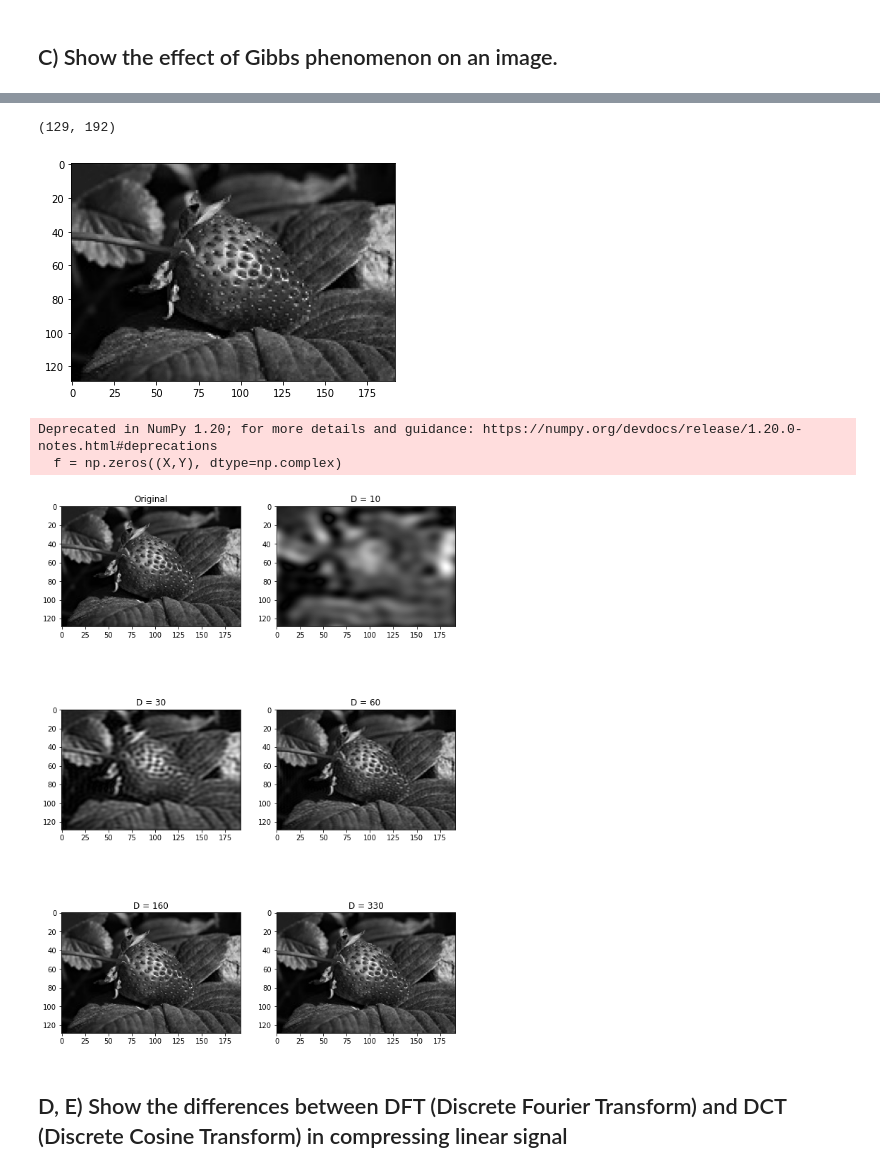
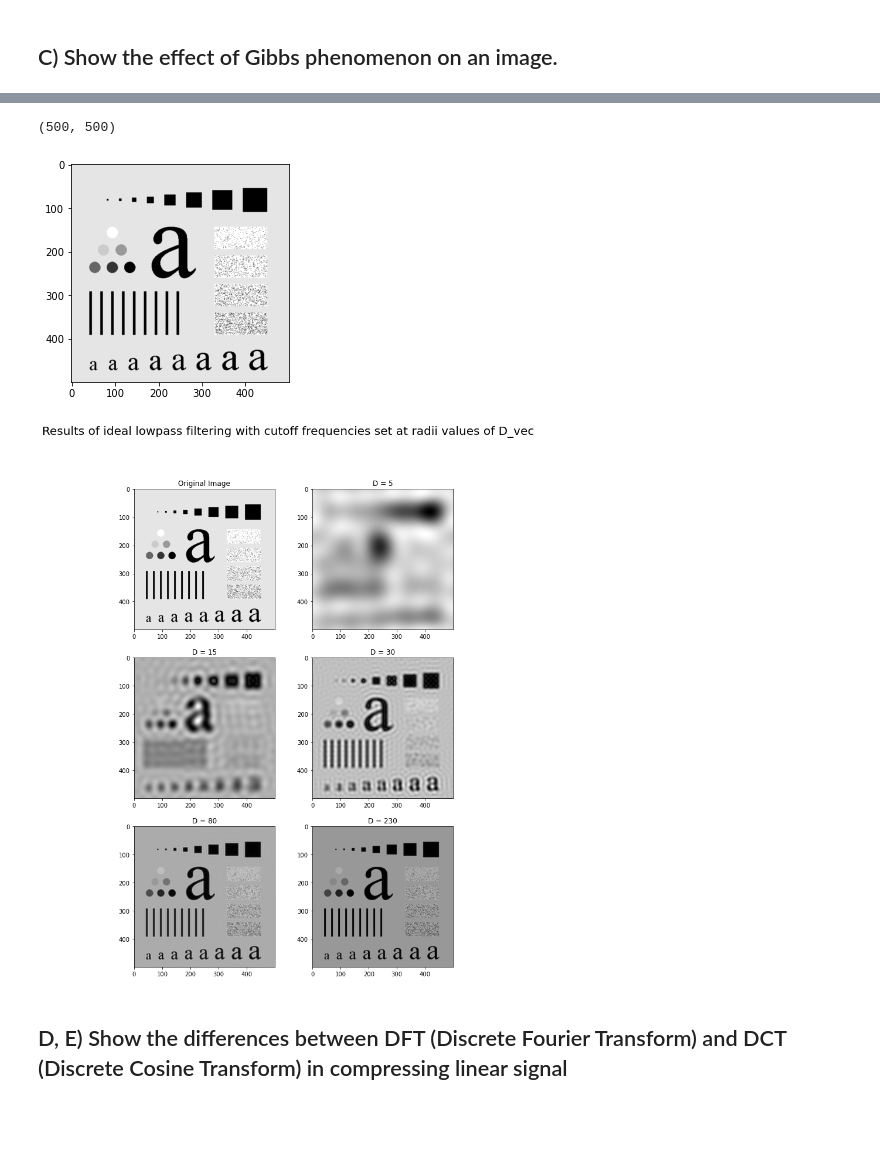
Before and after one commit to bereketeshete/Image-Processing, a Jupyter notebook: Assignment 3 - Image Fourier Transform/Assignment 3 Bereket.ipynb, the cells around one changed output, grey strips where cells are left out. Drawn from its saved outputs; the diff is of its cells as text; code cells hidden in the pictures; blank space fills up the shorter version.

```diff
--- a/Assignment 3 - Image Fourier Transform/Assignment 3 Bereket.ipynb
+++ b/Assignment 3 - Image Fourier Transform/Assignment 3 Bereket.ipynb
@@ -261,31 +266,32 @@ def gibbs(img, D):
 
     return np.absolute(final)
 # %%
-img_c = cv2.imread('Data/straw_2.jpg', cv2.IMREAD_GRAYSCALE)
+img_c = cv2.imread('Data/letter.tif', cv2.IMREAD_GRAYSCALE)
 print(img_c.shape)
 plt.imshow(img_c, cmap=cm.gray)
 plt.show()
 # %% [output]
-(129, 192)
+(500, 500)
-[figure, old version]
+[figure, new version]
 # %%
-Ds = [10,30,60,160, 330]
+D_vec = [5,15,30,80,230]
+
 imgs = [img_c]
-for D in Ds:
+for D in D_vec:
     imgs.append(gibbs(img_c, D))
 
 fig, axes = plt.subplots(nrows=3, ncols=2, figsize=(10,15))
 
-axes.flatten()[0].set_title('Original')
+plt.suptitle('Results of ideal lowpass filtering with cutoff frequencies set at radii values of D_vec', fontsize=20)
+
+axes.flatten()[0].set_title('Original Image')
 for ax, img in zip(axes.flatten(), imgs):
     ax.imshow(img, cmap=cm.gray)
 
 for i in range(1, 6):
-    axes.flatten()[i].set_title('D = {}'.format(Ds[i-1]))
+    axes.flatten()[i].set_title('D = {}'.format(D_vec[i-1]))
 # %% [output]
-Deprecated in NumPy 1.20; for more details and guidance: https://numpy.org/devdocs/release/1.20.0-notes.html#deprecations
-  f = np.zeros((X,Y), dtype=np.complex)
-[figure, old version]
+[figure, new version]
 # %% [markdown]
 ## D, E) Show the differences between DFT (Discrete Fourier Transform) and DCT (Discrete Cosine Transform) in compressing linear signal
 # %% [markdown]
```
Also changed, not shown: parts of 3 cells of this notebook.
